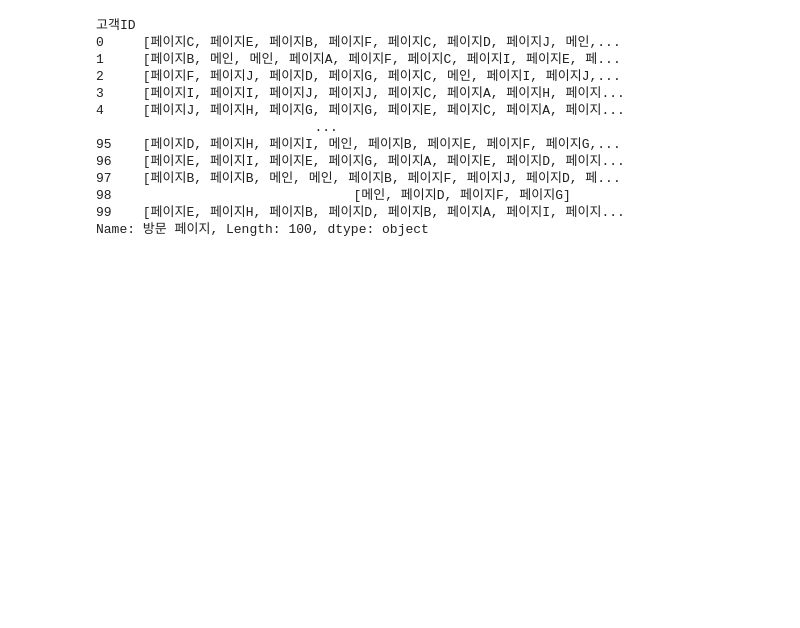
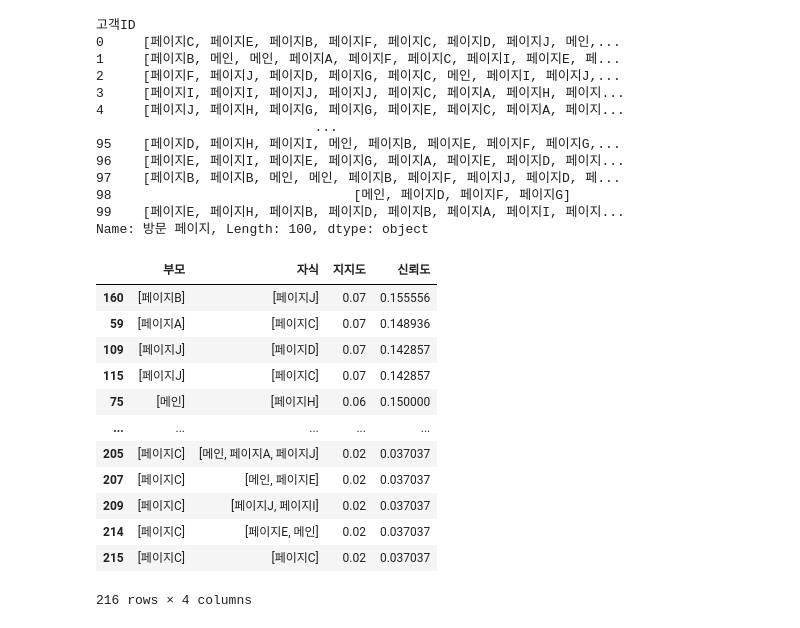
Before and after one commit to psuny1116/python-, a Jupyter notebook: 연관규칙.ipynb, the cells around one changed output. Cells and saved outputs as stored; diff of their text form; code cells hidden in the pictures; blank space fills up the shorter version.

```diff
--- a/연관규칙.ipynb
+++ b/연관규칙.ipynb
@@ -209,7 +209,44 @@ def find_maximum_frequent_sequence_item(item_set, sequence_data, min_support = 0
+# %%
+def generate_association_rules(maximum_frequent_sequence_item, sequence_data, min_support = 0.01, min_confidence = 0.5, L = 1):
+    # 결과 초기화
+    result = {'부모': [], '자식': [], '지지도': [], '신뢰도': []}
+
+    for sequence_item in maximum_frequent_sequence_item:
+        # A -> B에서 A, B를 모두 포함하는 가짓 수 co_occurence 계산
+        co_occurence = sequence_data.apply(contain_pattern, pattern = sequence_item, L = L).sum()
+        support = co_occurence / len(sequence_data)
+        if co_occurence > min_support:
+            for i in range(len(sequence_item)-1, 0, -1):# 한 아이템 집합에 대해, 부모의 크기를 1씩 줄여나가는 방식으로 부모와 자식 설정
+                antecedent = sequence_item[:i]
+                consequent = sequence_item[i:]
+                antecedent_occurence = sequence_data.apply(contain_pattern, pattern = antecedent, L = L).sum()
+
+                confidence = co_occurence / antecedent_occurence
+
+                if confidence > min_confidence:
+                    result['부모'].append(antecedent)
+                    result['자식'].append(consequent)
+                    result['지지도'].append(support)
+                    result['신뢰도'].append(confidence)
+
+    return pd.DataFrame(result)
+# %%
+maximum_frequent_sequence_item = find_maximum_frequent_sequence_item(page_set, page_sequence_per_order, min_support = 0.02, L = 1)
 # %%
-def generate_association_rules(maximum_frequent_sequence_item, sequence_data, min_support = 0.01, min_confidence = 0.5, L = 1):
-  # 결과 초기화
-  result = {'부모': [], '자식': [], '지지도': [], '신뢰도': []}
-
-  for sequence_item in maximum_frequent_sequence_item:
-    # A -> B에서 A, B를 모두 포함하는 가짓 수 co_occurence 계산
+result = generate_association_rules(maximum_frequent_sequence_item, page_sequence_per_order,
+                                    min_support = 0.01, min_confidence = 0, L = 1)
+result.sort_values(by = ['지지도', '신뢰도'], ascending = False)
+# %% [output]
+|  | 부모 | 자식 | 지지도 | 신뢰도 |
+| 160 | [페이지B] | [페이지J] | 0.07 | 0.155556 |
+| 59 | [페이지A] | [페이지C] | 0.07 | 0.148936 |
+| 109 | [페이지J] | [페이지D] | 0.07 | 0.142857 |
+| 115 | [페이지J] | [페이지C] | 0.07 | 0.142857 |
+| 75 | [메인] | [페이지H] | 0.06 | 0.150000 |
+| ... | ... | ... | ... | ... |
+| 205 | [페이지C] | [메인, 페이지A, 페이지J] | 0.02 | 0.037037 |
+| 207 | [페이지C] | [메인, 페이지E] | 0.02 | 0.037037 |
+| 209 | [페이지C] | [페이지J, 페이지I] | 0.02 | 0.037037 |
+| 214 | [페이지C] | [페이지E, 메인] | 0.02 | 0.037037 |
+| 215 | [페이지C] | [페이지C] | 0.02 | 0.037037 |
+216 rows × 4 columns
```
Also changed, not shown: parts of 24 cells of this notebook.
